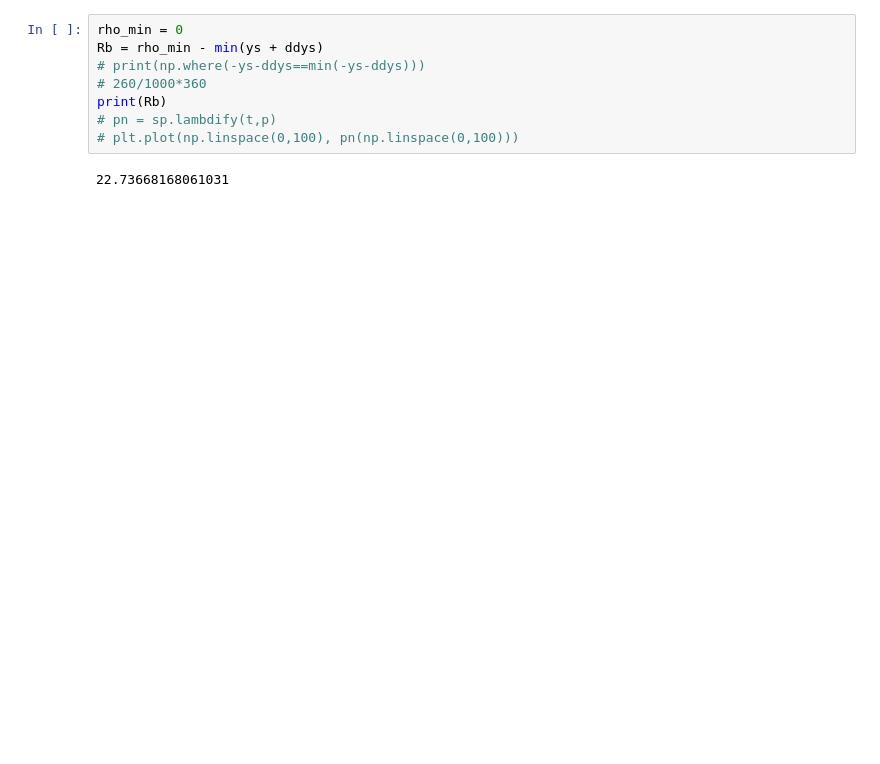
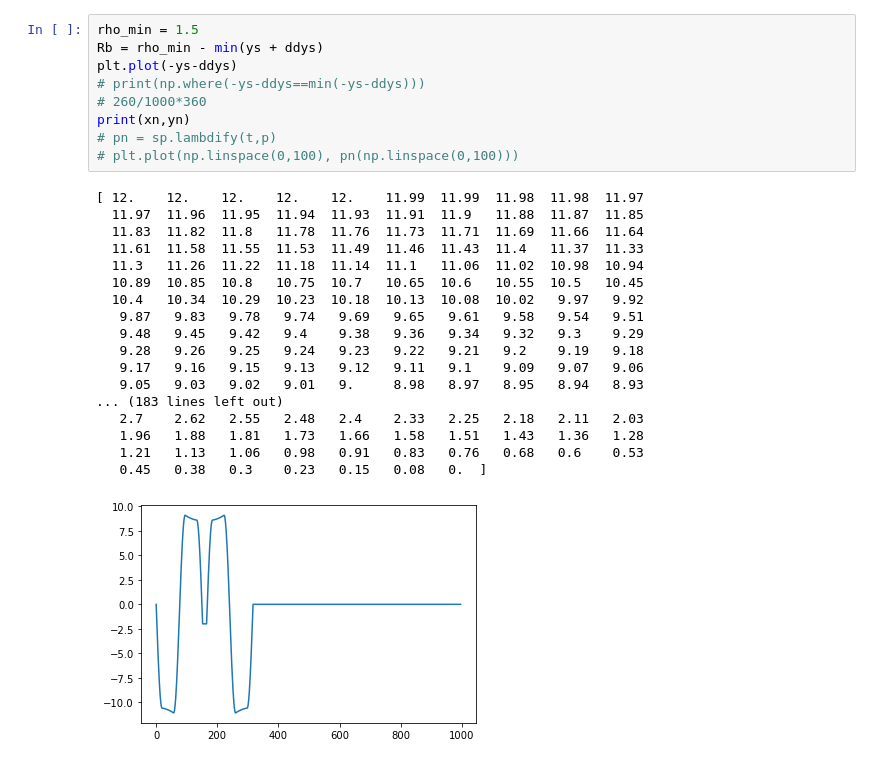
Before and after one commit to chimnonvuive/literate-meme, a Jupyter notebook: air compressor/cam.ipynb, the cells around one changed output. Cells and saved outputs as stored; diff of their text form; blank space fills up the shorter version.

```diff
--- a/air compressor/cam.ipynb
+++ b/air compressor/cam.ipynb
@@ -238,10 +175,28 @@ plt.tight_layout()
 # %%
-rho_min = 0
+rho_min = 1.5
 Rb = rho_min - min(ys + ddys)
+plt.plot(-ys-ddys)
 # print(np.where(-ys-ddys==min(-ys-ddys)))
 # 260/1000*360
-print(Rb)
+print(xn,yn)
 # pn = sp.lambdify(t,p)
 # plt.plot(np.linspace(0,100), pn(np.linspace(0,100)))
 # %% [output]
-22.73668168061031
+[ 12.    12.    12.    12.    12.    11.99  11.99  11.98  11.98  11.97
+  11.97  11.96  11.95  11.94  11.93  11.91  11.9   11.88  11.87  11.85
+  11.83  11.82  11.8   11.78  11.76  11.73  11.71  11.69  11.66  11.64
+  11.61  11.58  11.55  11.53  11.49  11.46  11.43  11.4   11.37  11.33
+  11.3   11.26  11.22  11.18  11.14  11.1   11.06  11.02  10.98  10.94
+  10.89  10.85  10.8   10.75  10.7   10.65  10.6   10.55  10.5   10.45
+  10.4   10.34  10.29  10.23  10.18  10.13  10.08  10.02   9.97   9.92
+   9.87   9.83   9.78   9.74   9.69   9.65   9.61   9.58   9.54   9.51
+   9.48   9.45   9.42   9.4    9.38   9.36   9.34   9.32   9.3    9.29
+   9.28   9.26   9.25   9.24   9.23   9.22   9.21   9.2    9.19   9.18
+   9.17   9.16   9.15   9.13   9.12   9.11   9.1    9.09   9.07   9.06
+   9.05   9.03   9.02   9.01   9.     8.98   8.97   8.95   8.94   8.93
+... (183 lines left out)
+   2.7    2.62   2.55   2.48   2.4    2.33   2.25   2.18   2.11   2.03
+   1.96   1.88   1.81   1.73   1.66   1.58   1.51   1.43   1.36   1.28
+   1.21   1.13   1.06   0.98   0.91   0.83   0.76   0.68   0.6    0.53
+   0.45   0.38   0.3    0.23   0.15   0.08   0.  ]
+[figure, added]
```
Also changed, not shown: parts of 6 cells of this notebook, 7 other files.
